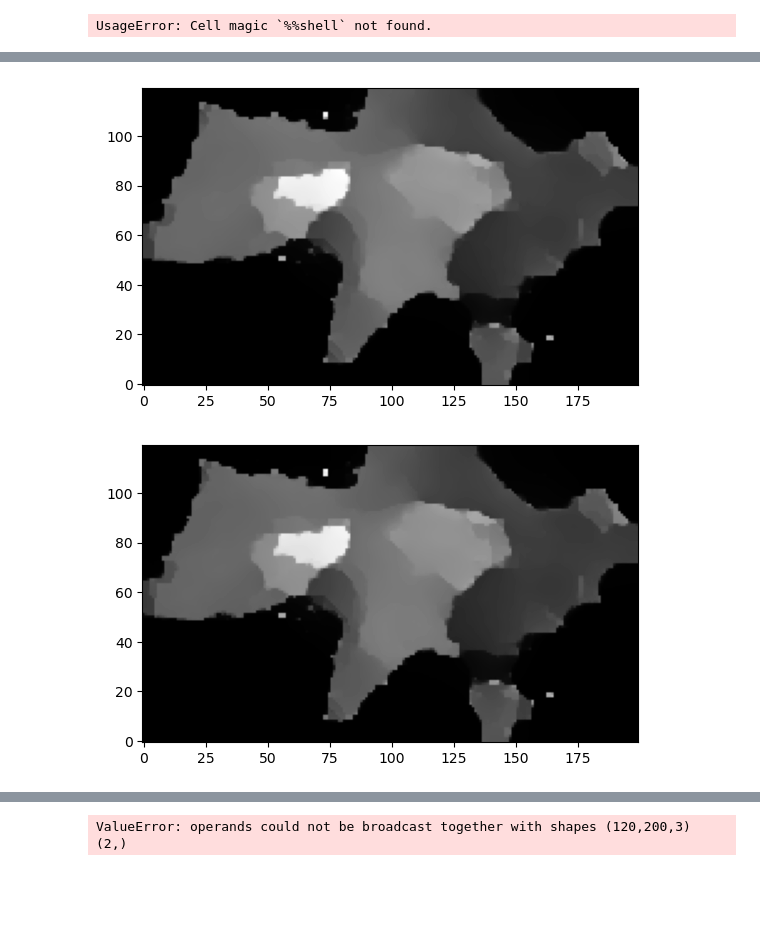
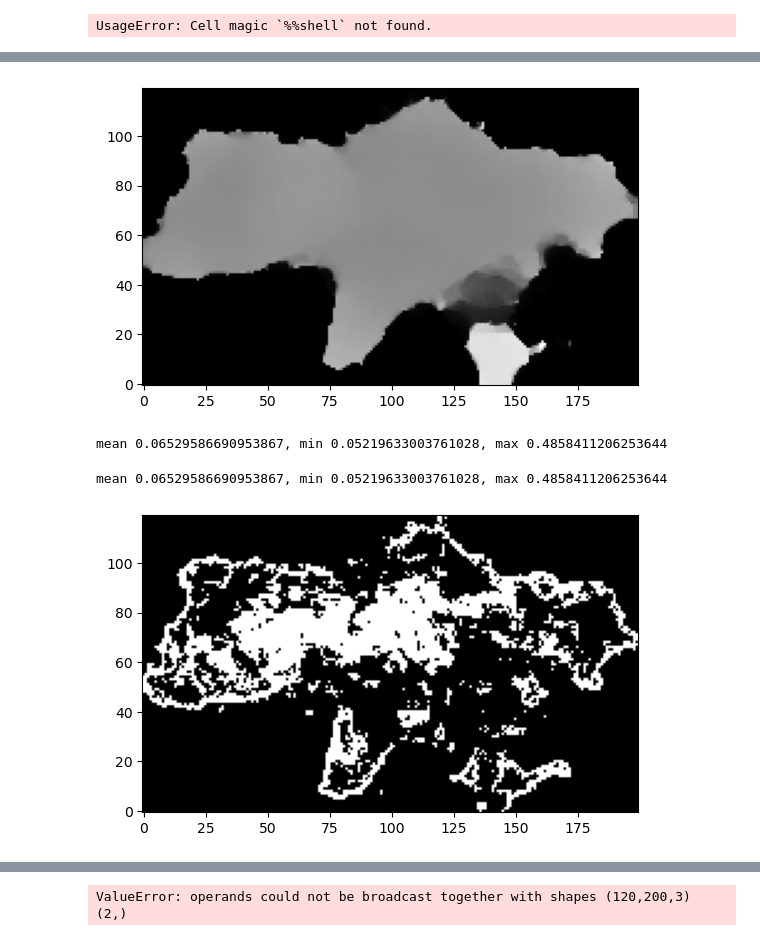
Before and after one commit to Davidvandijcke/fdr, a Jupyter notebook: src/analysis/frontline_dwells_temporal.ipynb, the cells around one changed output, grey strips where cells are left out. Drawn from its saved outputs; the diff is of its cells as text; code cells hidden in the pictures; blank space fills up the shorter version.

Commit message:
updating for new sliced dwells approach

```diff
--- a/src/analysis/frontline_dwells_temporal.ipynb
+++ b/src/analysis/frontline_dwells_temporal.ipynb
@@ -110,0 +196,7 @@ results['it']
+# %%
+## read function
+import pickle
+file_name = 'frontline_dwells_temporal_run_9_51.pkl'
+file = open(file_name,'rb')
+results = pickle.load(file)
+file.close()
@@ -114,10 +215,20 @@ J_grid = results['J']
 # %%
-plt.imshow(u[:,:,4], origin ="lower", cmap = "gray")
+plt.imshow(u[:,:,1], origin ="lower", cmap = "gray")
 plt.show()
 # %% [output]
-[figure, old version]
+[figure, new version]
+# %%
+idx = 30
+print(f"mean {u[:,:,idx].mean()}, min {u[:,:,idx].min()}, max {u[:,:,idx].max()}")
+# %% [output]
+mean 0.06529586690953867, min 0.05219633003761028, max 0.4858411206253644
+# %%
+idx = 30
+print(f"mean {u[:,:,idx].mean()}, min {u[:,:,idx].min()}, max {u[:,:,idx].max()}")
+# %% [output]
+mean 0.06529586690953867, min 0.05219633003761028, max 0.4858411206253644
 # %%
-plt.imshow(u[:,:,9], origin ="lower", cmap = "gray")
+plt.imshow(J_grid[:,:,3], origin ="lower", cmap = "gray")
 plt.show()
 # %% [output]
-[figure, old version]
+[figure, new version]
```
Also changed, not shown: parts of 24 cells of this notebook, 6 other files.
